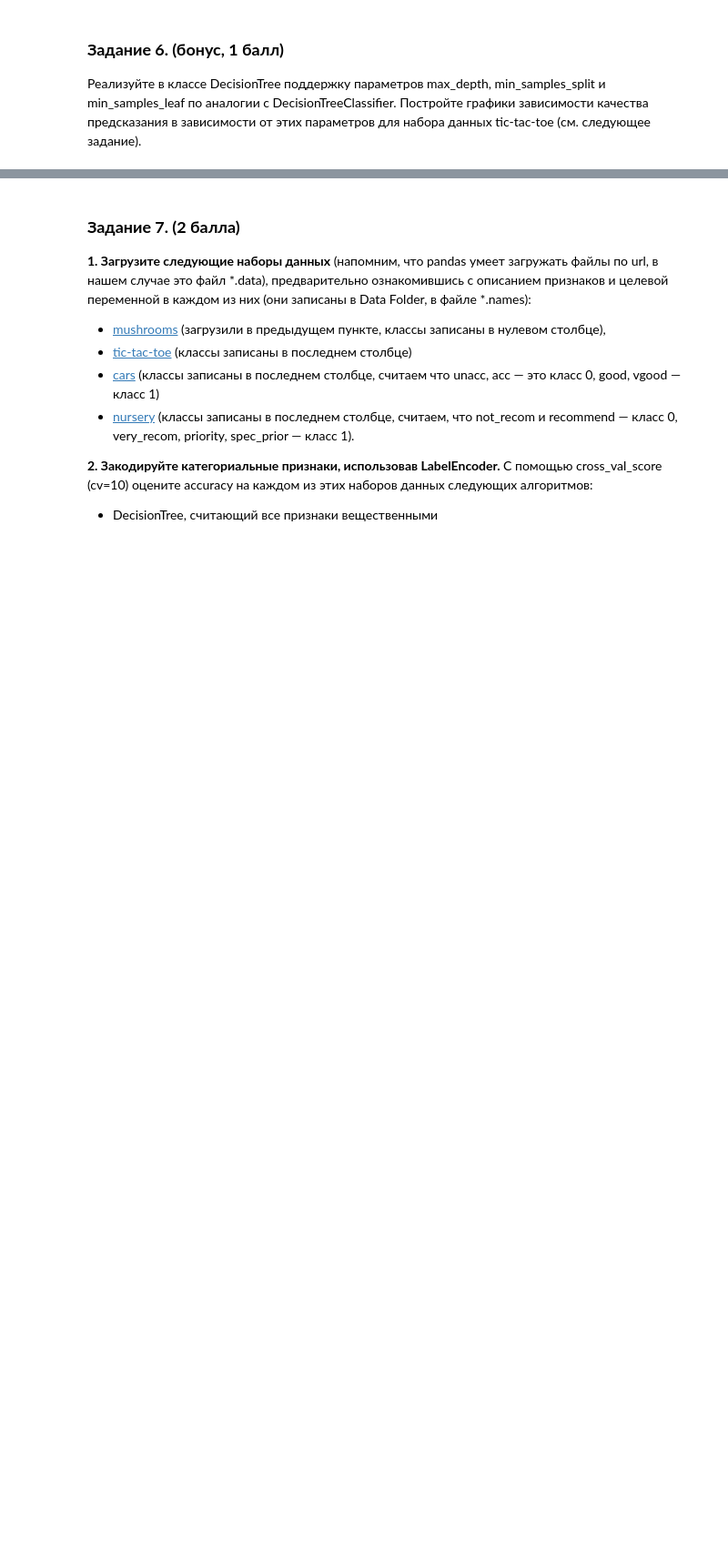
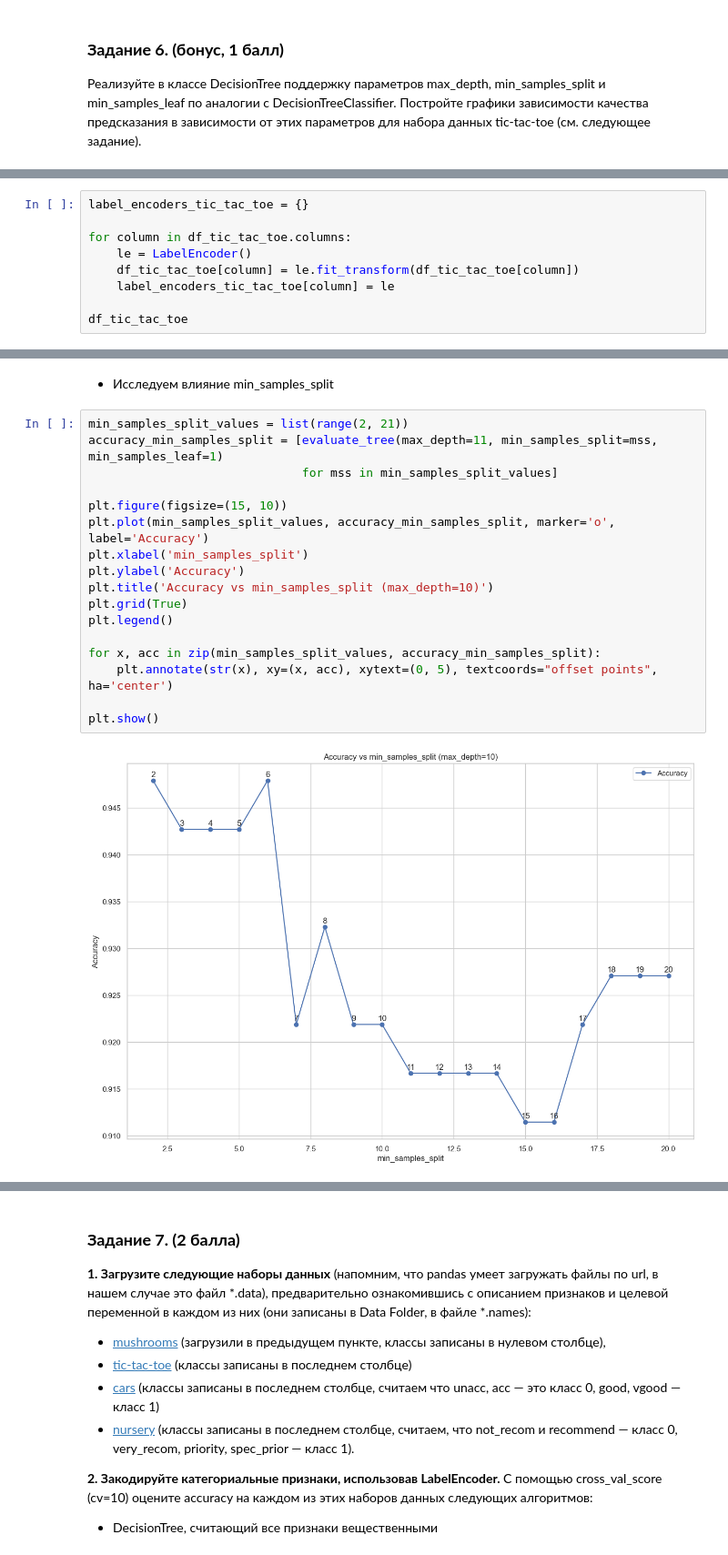
Before and after one commit to nikfilonenko/task_4_ml, a Jupyter notebook: Filonenko_Nikita_Dmitrievich_HW_4.ipynb, the cells around one changed output, grey strips where cells are left out. Shown at 91% size. Saved outputs shown, nothing was run; the diff lists cells and outputs as text; blank space fills up the shorter version.

```diff
--- a/Filonenko_Nikita_Dmitrievich_HW_4.ipynb
+++ b/Filonenko_Nikita_Dmitrievich_HW_4.ipynb
@@ -196,0 +493,9 @@ plt.show()
+# %%
+label_encoders_tic_tac_toe = {}
+
+for column in df_tic_tac_toe.columns:
+    le = LabelEncoder()
+    df_tic_tac_toe[column] = le.fit_transform(df_tic_tac_toe[column])
+    label_encoders_tic_tac_toe[column] = le
+
+df_tic_tac_toe
@@ -196,0 +597,21 @@ plt.show()
+# %% [markdown]
+- Исследуем влияние min_samples_split
+# %%
+min_samples_split_values = list(range(2, 21))
+accuracy_min_samples_split = [evaluate_tree(max_depth=11, min_samples_split=mss, min_samples_leaf=1)
+                              for mss in min_samples_split_values]
+
+plt.figure(figsize=(15, 10))
+plt.plot(min_samples_split_values, accuracy_min_samples_split, marker='o', label='Accuracy')
+plt.xlabel('min_samples_split')
+plt.ylabel('Accuracy')
+plt.title('Accuracy vs min_samples_split (max_depth=10)')
+plt.grid(True)
+plt.legend()
+
+for x, acc in zip(min_samples_split_values, accuracy_min_samples_split):
+    plt.annotate(str(x), xy=(x, acc), xytext=(0, 5), textcoords="offset points", ha='center')
+
+plt.show()
+# %% [output]
+[figure, added]
```
Also changed, not shown: parts of 156 cells of this notebook, 3 other files.
